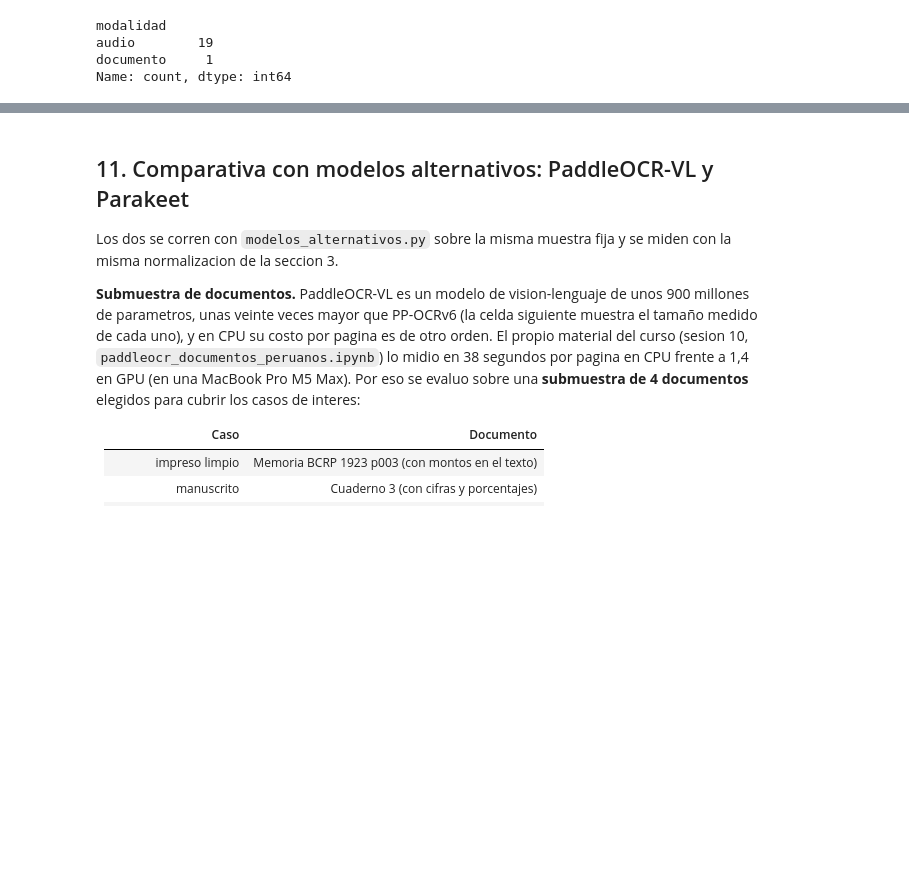
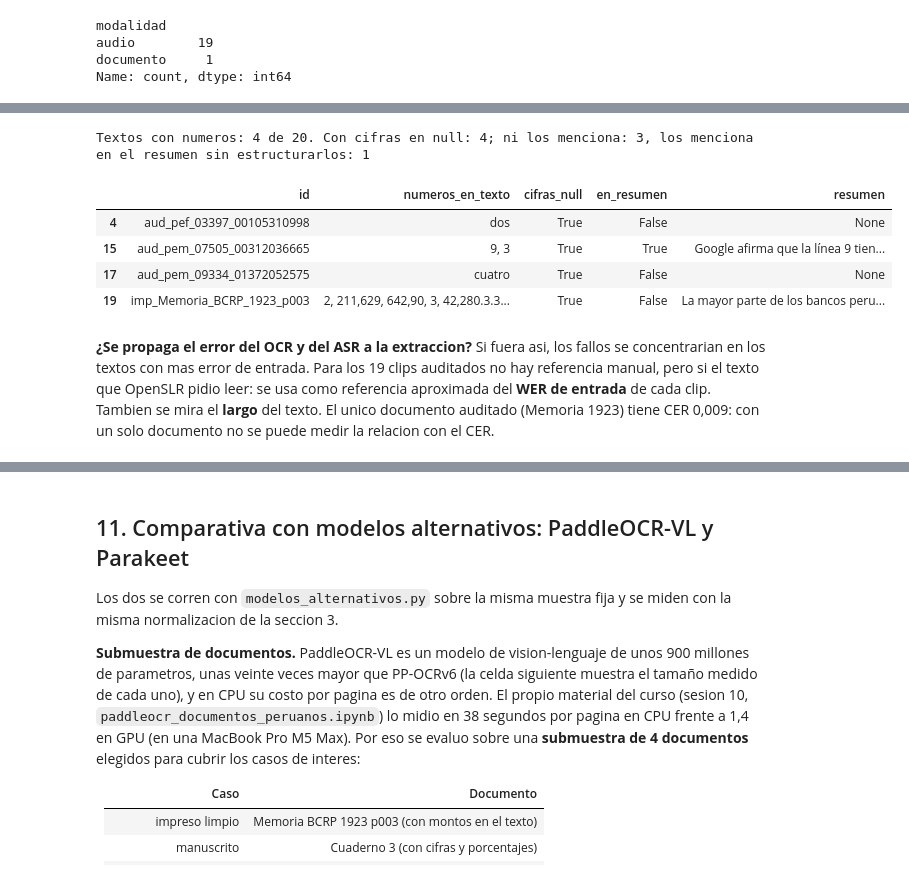
Before and after one commit to gabriela-pozo/Cursos, a Jupyter notebook: tarea_2/02_evaluacion.ipynb, the cells around one changed output, grey strips where cells are left out. Cells and saved outputs as stored; diff of their text form; code cells hidden in the pictures; blank space fills up the shorter version.

```diff
--- a/tarea_2/02_evaluacion.ipynb
+++ b/tarea_2/02_evaluacion.ipynb
@@ -831,0 +891,21 @@ Name: count, dtype: int64
+# %%
+md_auditoria = RUTA_AUDITORIA.read_text(encoding="utf-8")
+veredictos = pd.DataFrame(
+    re.findall(r"^## \d+\. id: (\S+).*?\*\*Veredicto:\*\*[ \t]*(.*?)\s*(?=\n---|\Z)", md_auditoria, re.M | re.S),
+    columns=["id", "veredicto"])
+assert len(veredictos) == N_AUDITORIA and (veredictos.veredicto != "").all(), "faltan veredictos"
+v = veredictos.veredicto.str.lower()
+veredictos["correcto"] = v.str.startswith("correcto")
+import numpy as np
+
+veredictos["tipo_error"] = np.select([veredictos.correcto, v.str.contains("invenci"), v.str.contains(r"omisi|omiti")],
+                                     ["", "invencion", "omision"], default="otro")
+veredictos["modalidad"] = veredictos.id.map(extracciones.set_index("id")["modalidad"])
+veredictos["texto"] = veredictos.id.map(texto_fuente)
+veredictos["campos"] = veredictos.id.map(extracciones.set_index("id")["campos_json"].map(json.loads))
+veredictos[["id", "modalidad", "correcto", "tipo_error", "veredicto"]].to_csv(
+    "datos/auditoria_llm.csv", index=False, encoding="utf-8")
+
+ACUERDO = f"{veredictos.correcto.sum()}/{len(veredictos)}"
+print(f"Acuerdo LLM-humano: {ACUERDO}")
+print(veredictos.tipo_error.replace("", "correcto").value_counts().to_string())
@@ -831,0 +969,31 @@ Name: count, dtype: int64
+# %%
+NUMERO_PALABRA = r"\b(?:dos|tres|cuatro|cinco|seis|siete|ocho|nueve|diez|once|doce|veinte|treinta|cien|ciento|mil|millones?)\b"
+
+
+def numeros(t):
+    return re.findall(rf"\d+(?:[.,]\d+)*|{NUMERO_PALABRA}", t or "", re.I)
+
+
+con_num = veredictos[veredictos.texto.map(lambda t: bool(numeros(t)))].copy()
+con_num["cifras_null"] = con_num.campos.map(lambda c: c["cifras"] is None)
+con_num["numeros_en_texto"] = con_num.texto.map(lambda t: ", ".join(dict.fromkeys(numeros(t)))[:60])
+con_num["en_resumen"] = [bool(set(numeros(c["resumen"])) & set(numeros(t)))
+                         for c, t in zip(con_num.campos, con_num.texto)]
+nulos = con_num[con_num.cifras_null]
+print(f"Textos con numeros: {len(con_num)} de {len(veredictos)}. Con cifras en null: {len(nulos)}; "
+      f"ni los menciona: {(~nulos.en_resumen).sum()}, los menciona en el resumen sin estructurarlos: {nulos.en_resumen.sum()}")
+con_num.assign(resumen=con_num.campos.map(lambda c: c["resumen"]))[
+    ["id", "numeros_en_texto", "cifras_null", "en_resumen", "resumen"]]
+# %% [output]
+Textos con numeros: 4 de 20. Con cifras en null: 4; ni los menciona: 3, los menciona en el resumen sin estructurarlos: 1
+|  | id | numeros_en_texto | cifras_null | en_resumen | resumen |
+| 4 | aud_pef_03397_00105310998 | dos | True | False | None |
+| 15 | aud_pem_07505_00312036665 | 9, 3 | True | True | Google afirma que la línea 9 tien... |
+| 17 | aud_pem_09334_01372052575 | cuatro | True | False | None |
+| 19 | imp_Memoria_BCRP_1923_p003 | 2, 211,629, 642,90, 3, 42,280.3.3... | True | False | La mayor parte de los bancos peru... |
+# %% [markdown]
+**¿Se propaga el error del OCR y del ASR a la extraccion?** Si fuera asi, los fallos se
+concentrarian en los textos con mas error de entrada. Para los 19 clips auditados no hay referencia
+manual, pero si el texto que OpenSLR pidio leer: se usa como referencia aproximada del **WER de
+entrada** de cada clip. Tambien se mira el **largo** del texto. El unico documento auditado (Memoria
+1923) tiene CER 0,009: con un solo documento no se puede medir la relacion con el CER.
```
Also changed, not shown: parts of 10 cells of this notebook, 2 other files.
